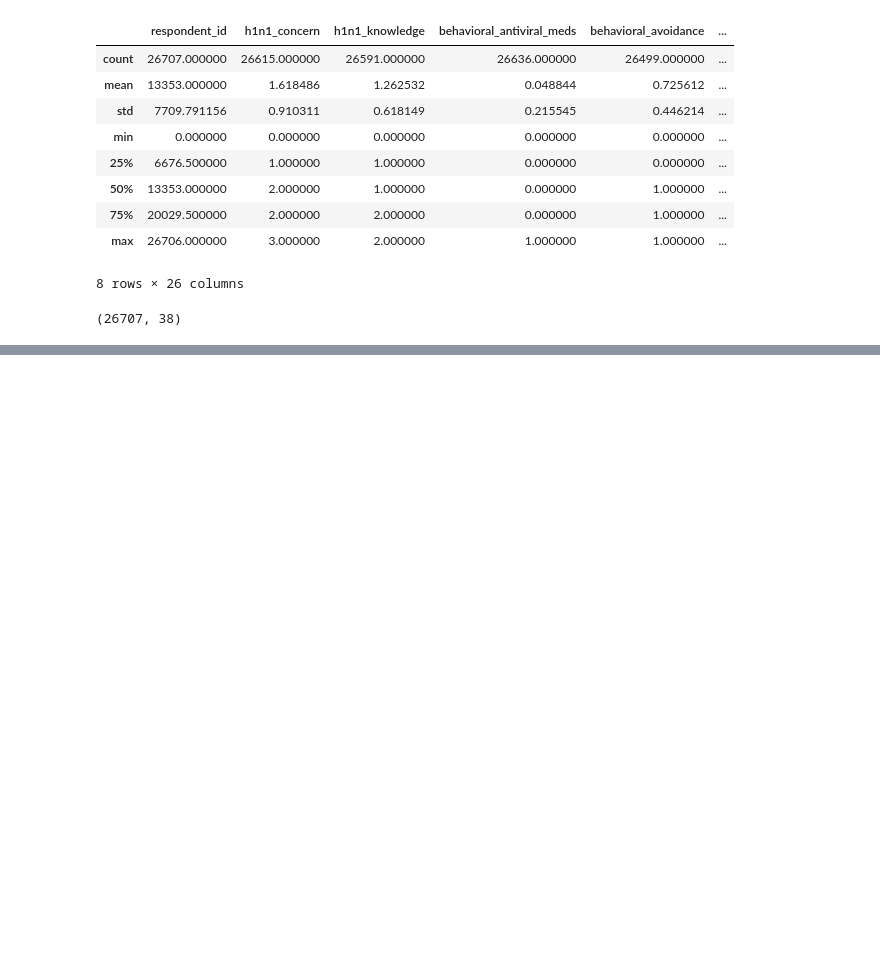
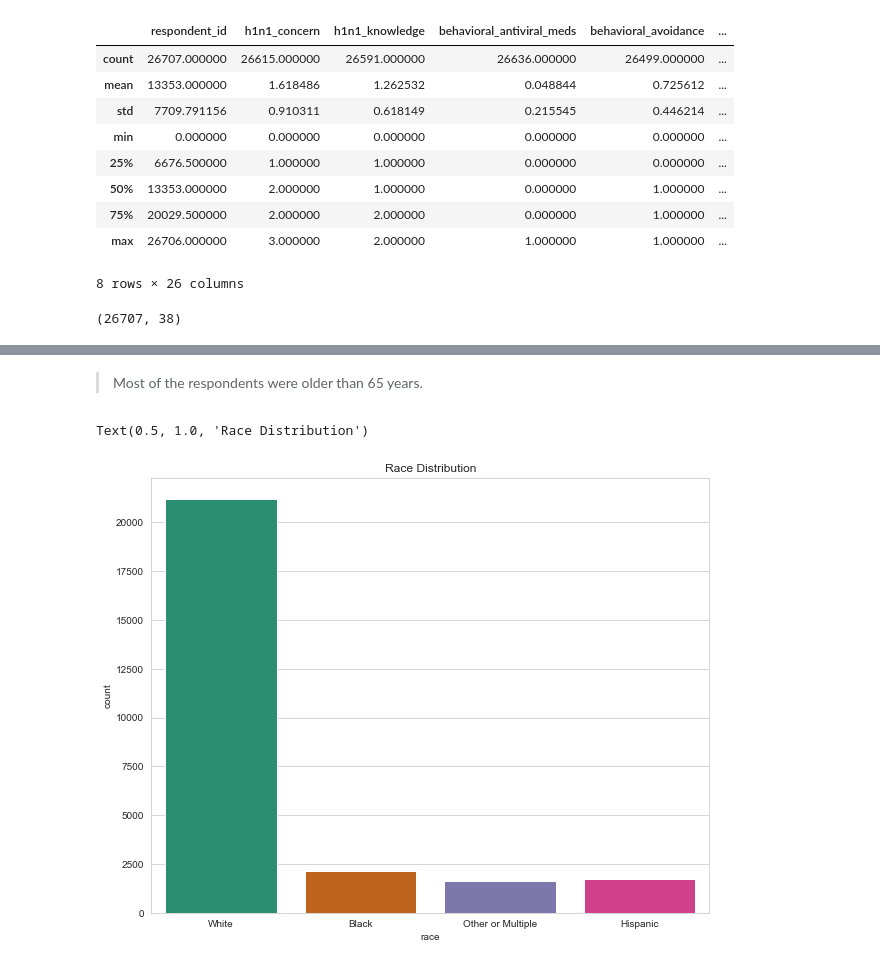
Before and after one commit to johN-Kioko/Phase-3-Project-John-Kioko, a Jupyter notebook: john.ipynb, the cells around one changed output, grey strips where cells are left out. Saved outputs shown, nothing was run; the diff lists cells and outputs as text; code cells hidden in the pictures; blank space fills up the shorter version.

```diff
--- a/john.ipynb
+++ b/john.ipynb
@@ -155,0 +250,6 @@ combined_data.shape
+# %%
+# Creating copies from our original dataset
+eda_data = combined_data.copy()
+
+# confirming if they are equal
+eda_data == combined_data
@@ -155,0 +422,13 @@ combined_data.shape
+# %% [markdown]
+> Most of the respondents were older than 65 years.
+# %%
+# Checking the distribution in the Age column
+
+sns.set_style("whitegrid")
+
+plt.figure(figsize=(10, 8))
+sns.countplot(x="race", data=eda_data, palette='Dark2')
+plt.title("Race Distribution")
+# %% [output]
+Text(0.5, 1.0, 'Race Distribution')
+[figure, added]
```
Also changed, not shown: parts of 55 cells of this notebook.
